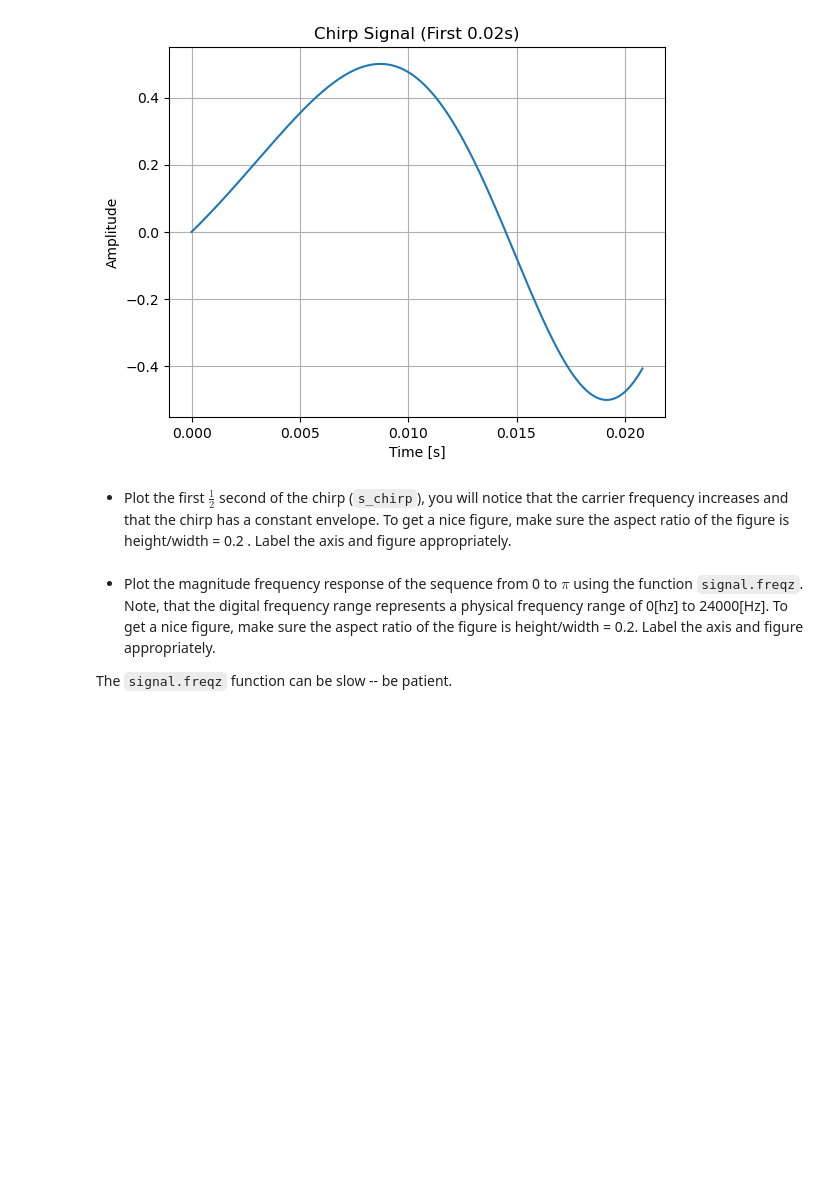
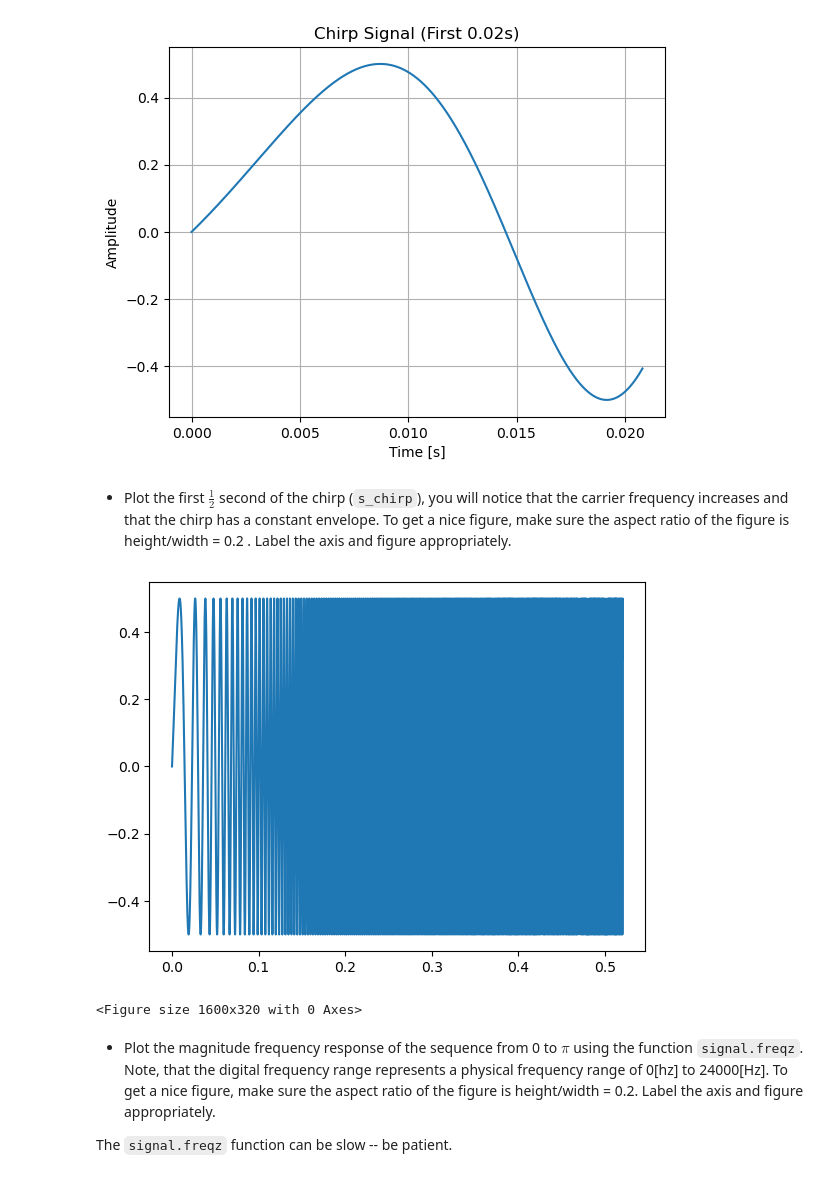
Before and after one commit to alekseiprakhiy/3305-project, a Jupyter notebook: TimeDomain-Sonar-New (2).ipynb, the cells around one changed output. Drawn from its saved outputs; the diff is of its cells as text; code cells hidden in the pictures; blank space fills up the shorter version.

```diff
--- a/TimeDomain-Sonar-New (2).ipynb
+++ b/TimeDomain-Sonar-New (2).ipynb
@@ -86,9 +84,14 @@ plt.show()
 # %%
 # Set the aspect ratio such that the image is wide
 width, height = figaspect(0.2)
+plt.plot(t[:25000], s_chirp[:25000])
 fig = figure(figsize=(width,height))
+plt.show()
 
 #Your code below:
+# %% [output]
+[figure, added]
+<Figure size 1600x320 with 0 Axes>
 # %% [markdown]
 * Plot the magnitude frequency response of the sequence from 0 to $\pi$ using the function `signal.freqz`. Note, that the digital frequency range represents a physical frequency range of 0[hz] to 24000[Hz]. To get a nice figure, make sure the aspect ratio of the figure is height/width = 0.2. Label the axis and figure appropriately.
 
```
Also changed, not shown: parts of 9 cells of this notebook.
